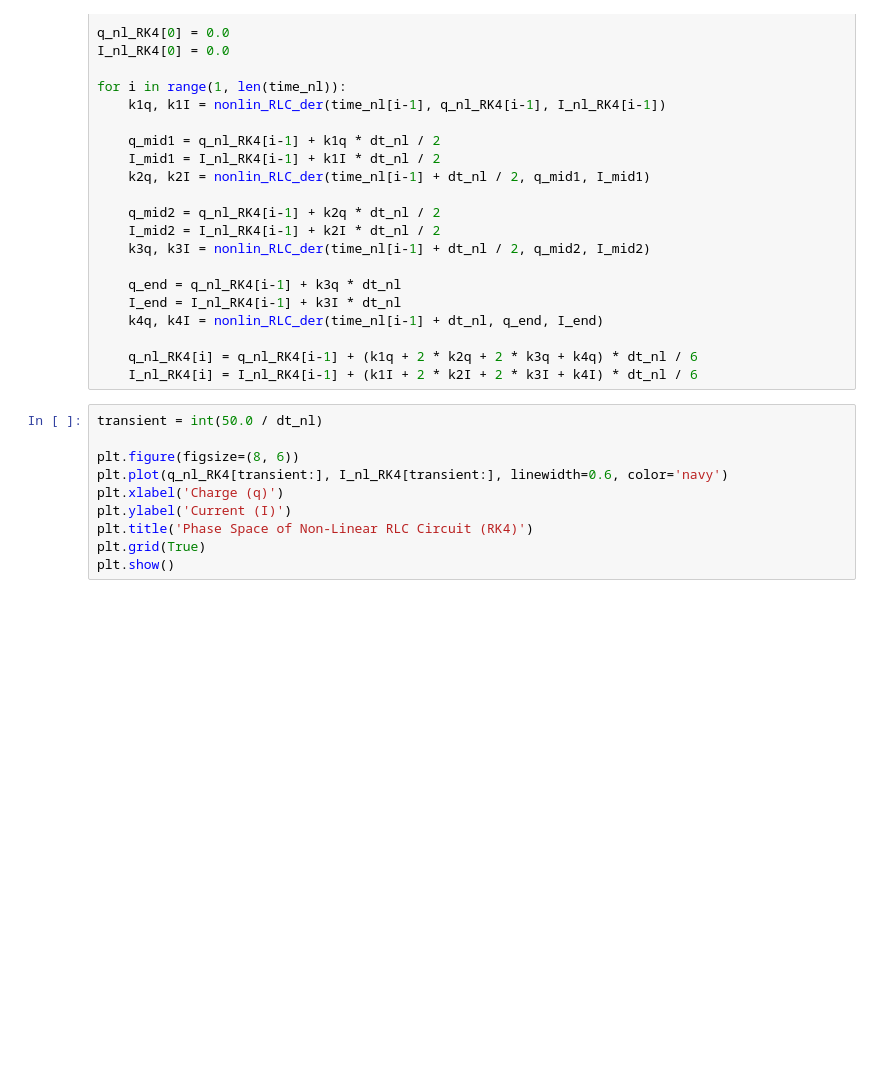
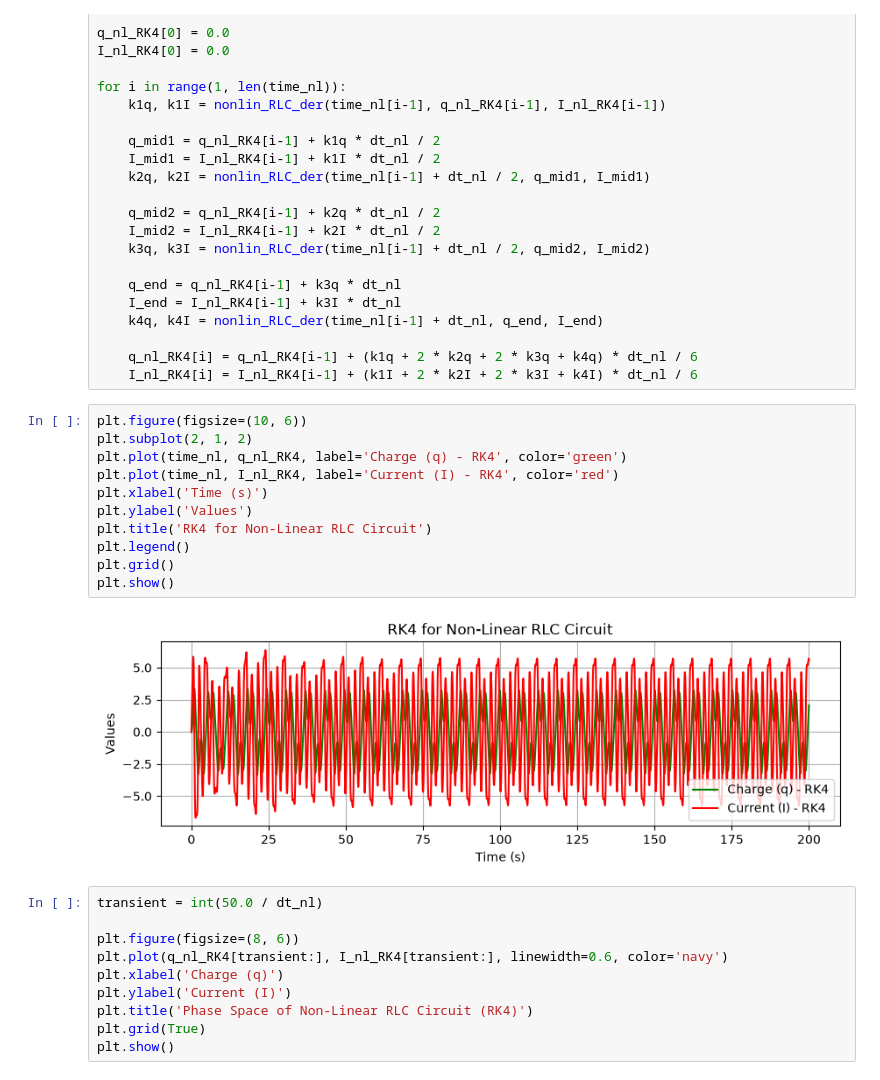
Before and after one commit to nagy-e/Num_alg_practice_final_project, a Jupyter notebook: Final_Project_MAIN.ipynb, the cells around one changed output. Drawn from its saved outputs; the diff is of its cells as text; blank space fills up the shorter version.

```diff
--- a/Final_Project_MAIN.ipynb
+++ b/Final_Project_MAIN.ipynb
@@ -196,6 +202,19 @@ for i in range(1, len(time_nl)):
 
     q_nl_RK4[i] = q_nl_RK4[i-1] + (k1q + 2 * k2q + 2 * k3q + k4q) * dt_nl / 6
     I_nl_RK4[i] = I_nl_RK4[i-1] + (k1I + 2 * k2I + 2 * k3I + k4I) * dt_nl / 6
+# %%
+plt.figure(figsize=(10, 6))
+plt.subplot(2, 1, 2)
+plt.plot(time_nl, q_nl_RK4, label='Charge (q) - RK4', color='green')
+plt.plot(time_nl, I_nl_RK4, label='Current (I) - RK4', color='red')
+plt.xlabel('Time (s)')
+plt.ylabel('Values')
+plt.title('RK4 for Non-Linear RLC Circuit')
+plt.legend()
+plt.grid()
+plt.show()
+# %% [output]
+[figure, added]
 # %%
 transient = int(50.0 / dt_nl)
 
```
Also changed, not shown: parts of 7 cells of this notebook.
